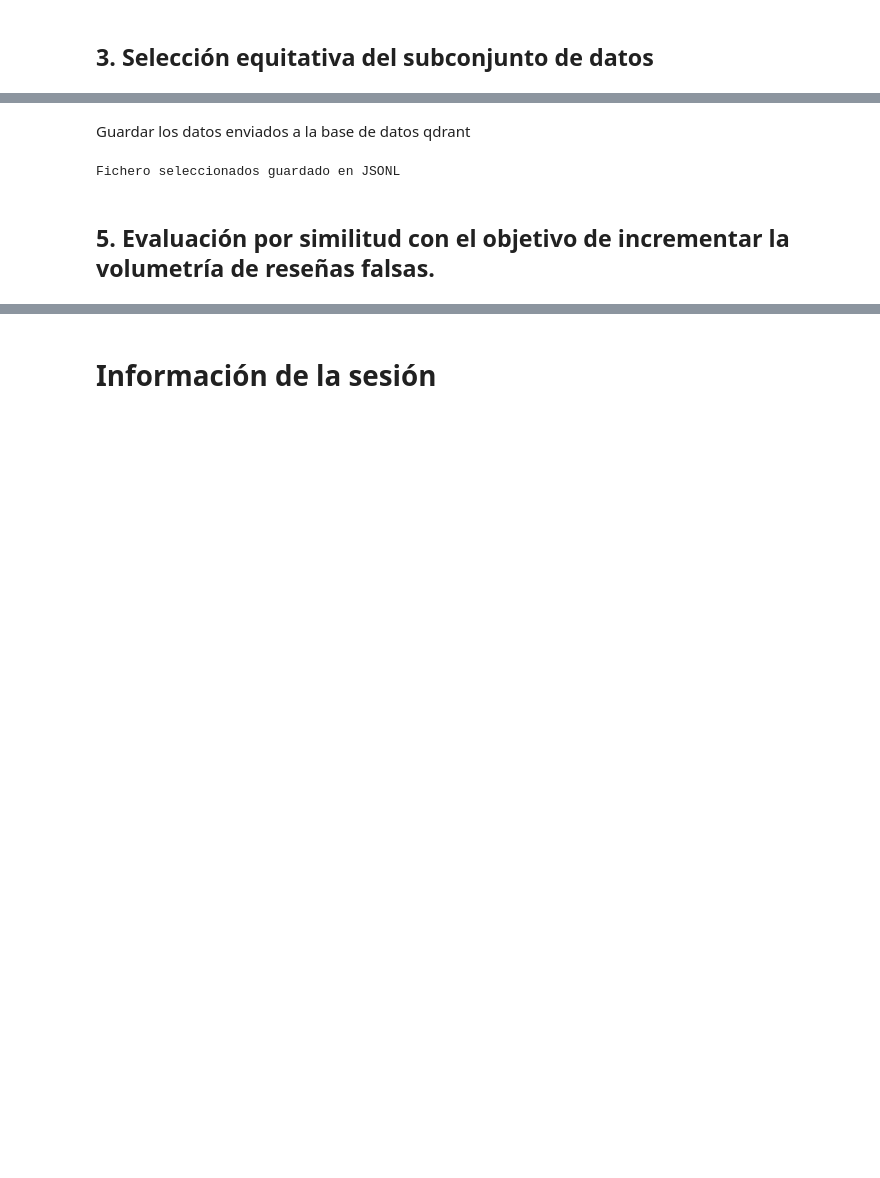
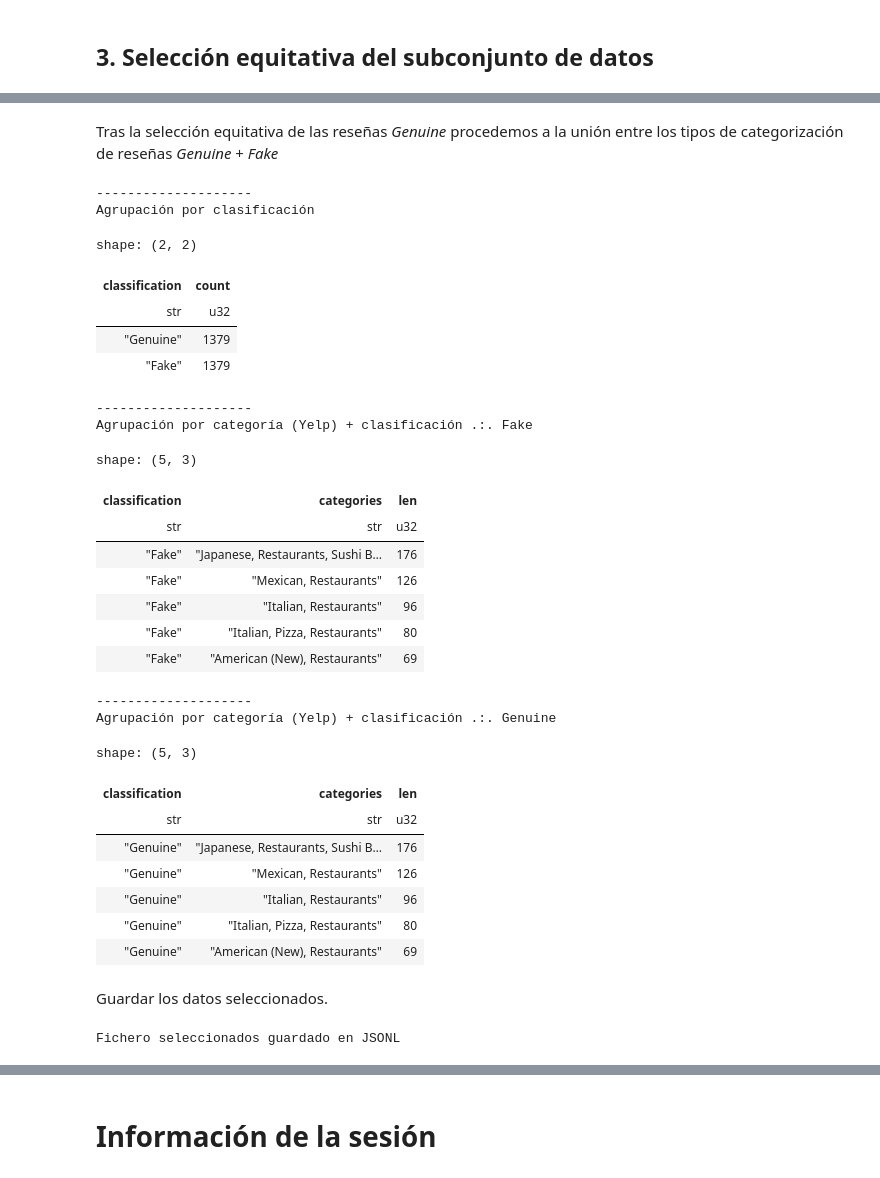
Before and after one commit to ceuratfmg2mai/fakereviews, a Jupyter notebook: 03. incremento fake reviews.ipynb, the cells around one changed output, grey strips where cells are left out. Cells and saved outputs as stored; diff of their text form; code cells hidden in the pictures; blank space fills up the shorter version.

```diff
--- a/03. incremento fake reviews.ipynb
+++ b/03. incremento fake reviews.ipynb
@@ -484,3 +354,0 @@ El nuevo dataset tiene 1519 registros.
-# %%
-#Contiene el subconjunto de reseñas 'Genuine' + todas las fake
-df_subconjunto_final = pl.concat([df_nuevo_genuine_pl,df_final_pl.filter(pl.col('classification')=='Fake')])
@@ -700,5 +355,59 @@ Ejemplo de punto recuperado por ID:
-# %% [markdown]
-Guardar los datos enviados a la base de datos qdrant
+# %% [markdown]
+Tras la selección equitativa de las reseñas *Genuine* procedemos a la unión entre los tipos de categorización de reseñas *Genuine* + *Fake*
+# %%
+print("-" * 20)
+print("Agrupación por clasificación")
+display(df_subconjunto_final['classification'].value_counts())
+print("-" * 20)
+print("Agrupación por categoría (Yelp) + clasificación .:. Fake")
+cuentas_combinadas = (
+    df_subconjunto_final.filter(pl.col('classification')=='Fake')
+    #.filter(pl.col('categories')=="Mexican, Restaurants")
+    .group_by(["classification", "categories"]) # Agrupar por columnas
+    .len() # Contar las ocurrencias de cada grupo
+    .sort("len", descending=True) # Opcional: ordenar por frecuencia
+)
+display(cuentas_combinadas.head(5))
+print("-" * 20)
+print("Agrupación por categoría (Yelp) + clasificación .:. Genuine")
+cuentas_combinadas = (
+    df_subconjunto_final.filter(pl.col('classification')=='Genuine')
+    #.filter(pl.col('categories')=="Mexican, Restaurants")
+    .group_by(["classification", "categories"]) # Agrupar por ambas columnas
+    .len() # Contar las ocurrencias de cada grupo
+    .sort("len", descending=True) # Opcional: ordenar por frecuencia
+)
+display(cuentas_combinadas.head(5))
+# %% [output]
+--------------------
+Agrupación por clasificación
+shape: (2, 2)
+| classification | count |
+| str | u32 |
+| "Genuine" | 1379 |
+| "Fake" | 1379 |
+--------------------
+Agrupación por categoría (Yelp) + clasificación .:. Fake
+shape: (5, 3)
+| classification | categories | len |
+| str | str | u32 |
+| "Fake" | "Japanese, Restaurants, Sushi B… | 176 |
+| "Fake" | "Mexican, Restaurants" | 126 |
+| "Fake" | "Italian, Restaurants" | 96 |
+| "Fake" | "Italian, Pizza, Restaurants" | 80 |
+| "Fake" | "American (New), Restaurants" | 69 |
+--------------------
+Agrupación por categoría (Yelp) + clasificación .:. Genuine
+shape: (5, 3)
+| classification | categories | len |
+| str | str | u32 |
+| "Genuine" | "Japanese, Restaurants, Sushi B… | 176 |
+| "Genuine" | "Mexican, Restaurants" | 126 |
+| "Genuine" | "Italian, Restaurants" | 96 |
+| "Genuine" | "Italian, Pizza, Restaurants" | 80 |
+| "Genuine" | "American (New), Restaurants" | 69 |
+# %% [markdown]
+Guardar los datos seleccionados.
 # %%
 # Guardar este DataFrame como archivo jsonl
 try:
@@ -710,5 +419,3 @@ else:
     print('Fichero seleccionados guardado en JSONL')
 # %% [output]
 Fichero seleccionados guardado en JSONL
-# %% [markdown]
-## 5. Evaluación por similitud con el objetivo de incrementar la volumetría de reseñas falsas.
```
Also changed, not shown: parts of 37 cells of this notebook.
